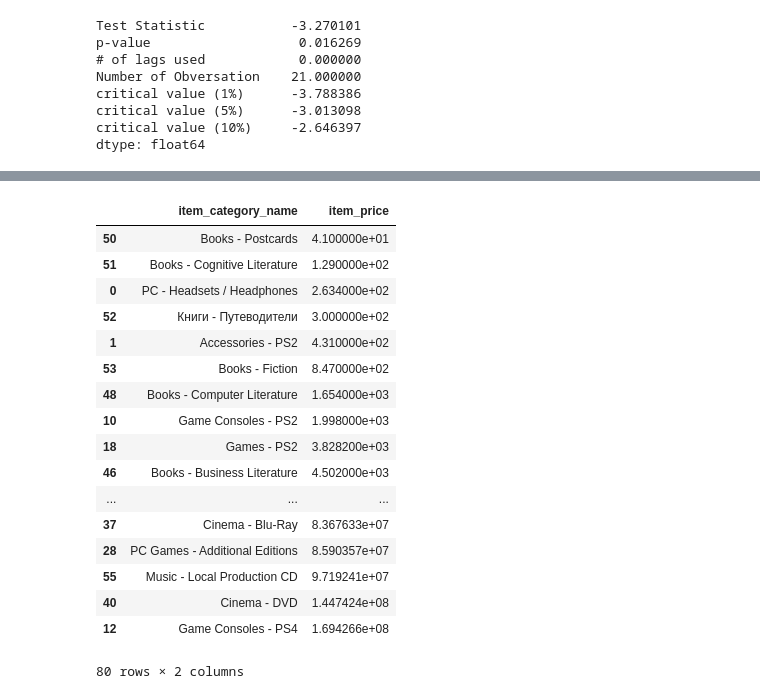
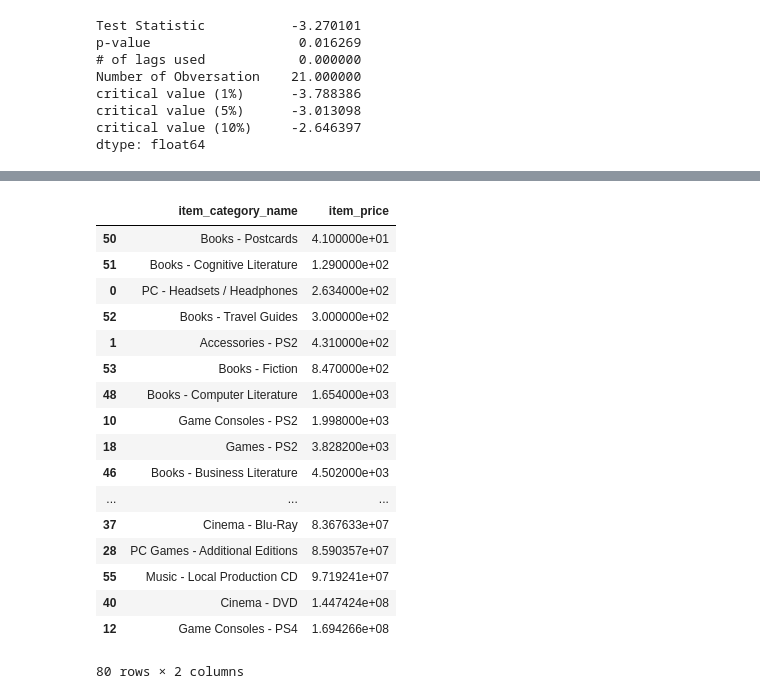
Before and after one commit to PaulGuo5/Predict-Future-Sales, a Jupyter notebook: preprocess.ipynb, the cells around one changed output, grey strips where cells are left out. Saved outputs shown, nothing was run; the diff lists cells and outputs as text; code cells hidden in the pictures.

```diff
--- a/preprocess.ipynb
+++ b/preprocess.ipynb
@@ -157,13 +212,14 @@ for row in sales_by_category["item_category_name"]:
     sales_by_category.iloc[i,0] = english_word.text
     i+=1
 # %%
+sales_by_category.iloc[3,0] = "Books - Travel Guides"
 sales_by_category.head(n = 80)
 # %% [output]
 |  | item_category_name | item_price |
 | 50 | Books - Postcards | 4.100000e+01 |
 | 51 | Books - Cognitive Literature | 1.290000e+02 |
 | 0 | PC - Headsets / Headphones | 2.634000e+02 |
-| 52 | Книги - Путеводители | 3.000000e+02 |
+| 52 | Books - Travel Guides | 3.000000e+02 |
 | 1 | Accessories - PS2 | 4.310000e+02 |
 | 53 | Books - Fiction | 8.470000e+02 |
 | 48 | Books - Computer Literature | 1.654000e+03 |
```
Also changed, not shown: parts of 5 cells of this notebook.
